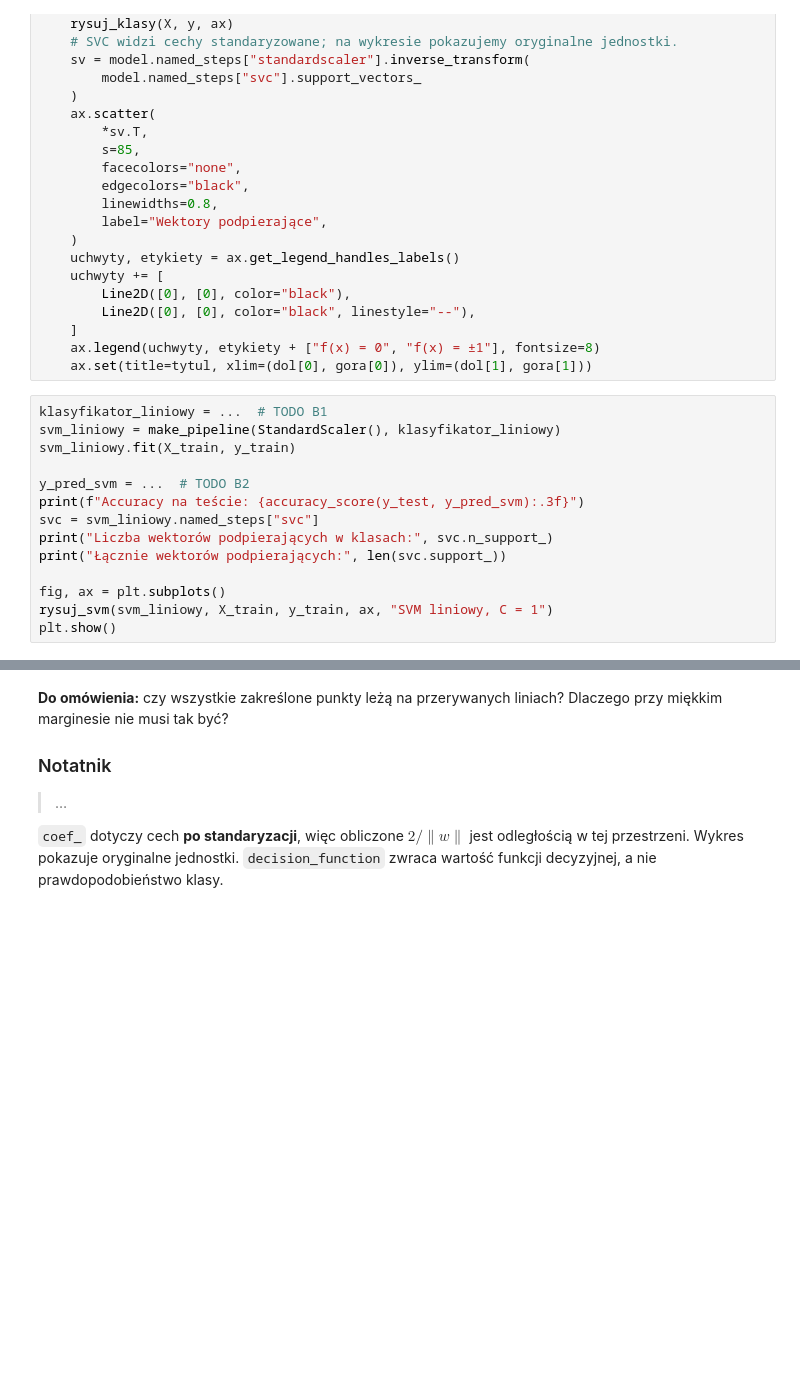
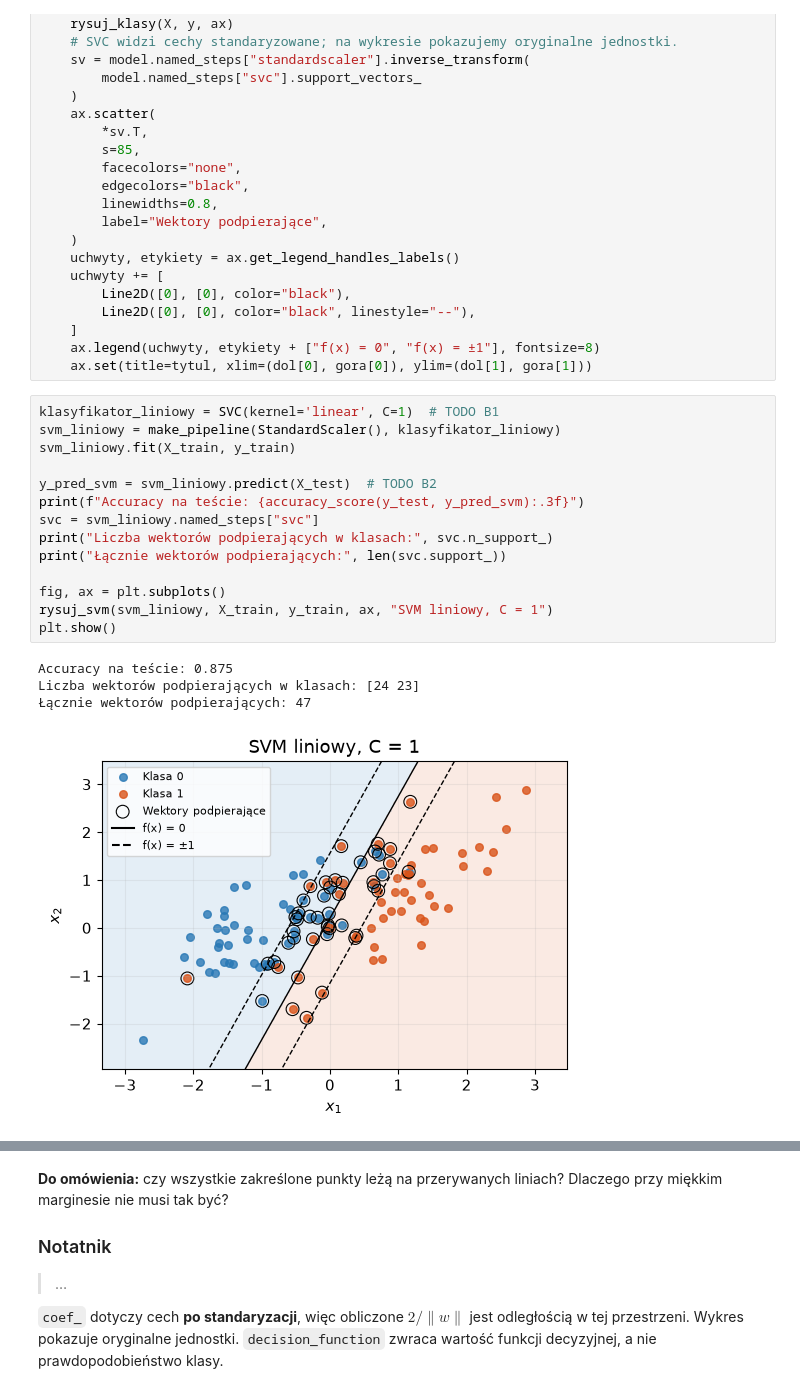
Before and after one commit to MichalPietruszynski7/um, a Jupyter notebook: lab1/lab01_fisher_svm.ipynb, the cells around one changed output, grey strips where cells are left out. Saved outputs shown, nothing was run; the diff lists cells and outputs as text; blank space fills up the shorter version.

```diff
--- a/lab1/lab01_fisher_svm.ipynb
+++ b/lab1/lab01_fisher_svm.ipynb
@@ -305,19 +305,24 @@ def rysuj_svm(model, X, y, ax, tytul):
     ax.legend(uchwyty, etykiety + ["f(x) = 0", "f(x) = ±1"], fontsize=8)
     ax.set(title=tytul, xlim=(dol[0], gora[0]), ylim=(dol[1], gora[1]))
 # %%
-klasyfikator_liniowy = ...  # TODO B1
+klasyfikator_liniowy = SVC(kernel='linear', C=1)  # TODO B1
 svm_liniowy = make_pipeline(StandardScaler(), klasyfikator_liniowy)
 svm_liniowy.fit(X_train, y_train)
 
-y_pred_svm = ...  # TODO B2
+y_pred_svm = svm_liniowy.predict(X_test)  # TODO B2
 print(f"Accuracy na teście: {accuracy_score(y_test, y_pred_svm):.3f}")
 svc = svm_liniowy.named_steps["svc"]
 print("Liczba wektorów podpierających w klasach:", svc.n_support_)
 print("Łącznie wektorów podpierających:", len(svc.support_))
 
 fig, ax = plt.subplots()
 rysuj_svm(svm_liniowy, X_train, y_train, ax, "SVM liniowy, C = 1")
 plt.show()
+# %% [output]
+Accuracy na teście: 0.875
+Liczba wektorów podpierających w klasach: [24 23]
+Łącznie wektorów podpierających: 47
+[figure, added]
 # %%
 w = svc.coef_[0]
 b = svc.intercept_[0]
```
Also changed, not shown: parts of 6 cells of this notebook.
